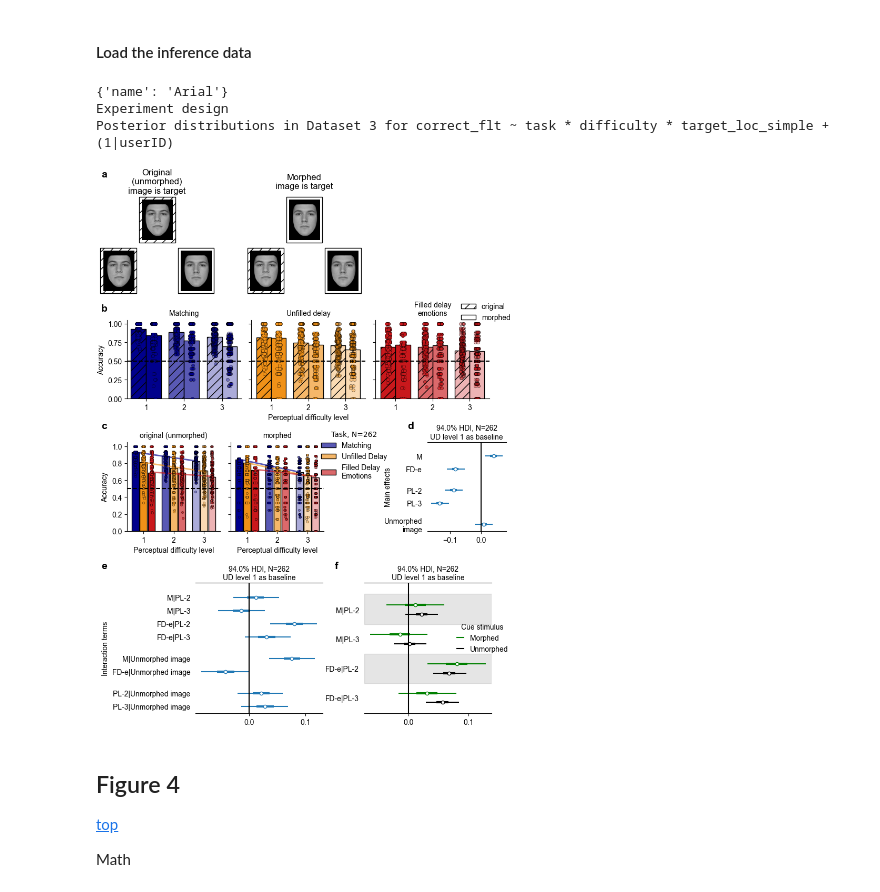
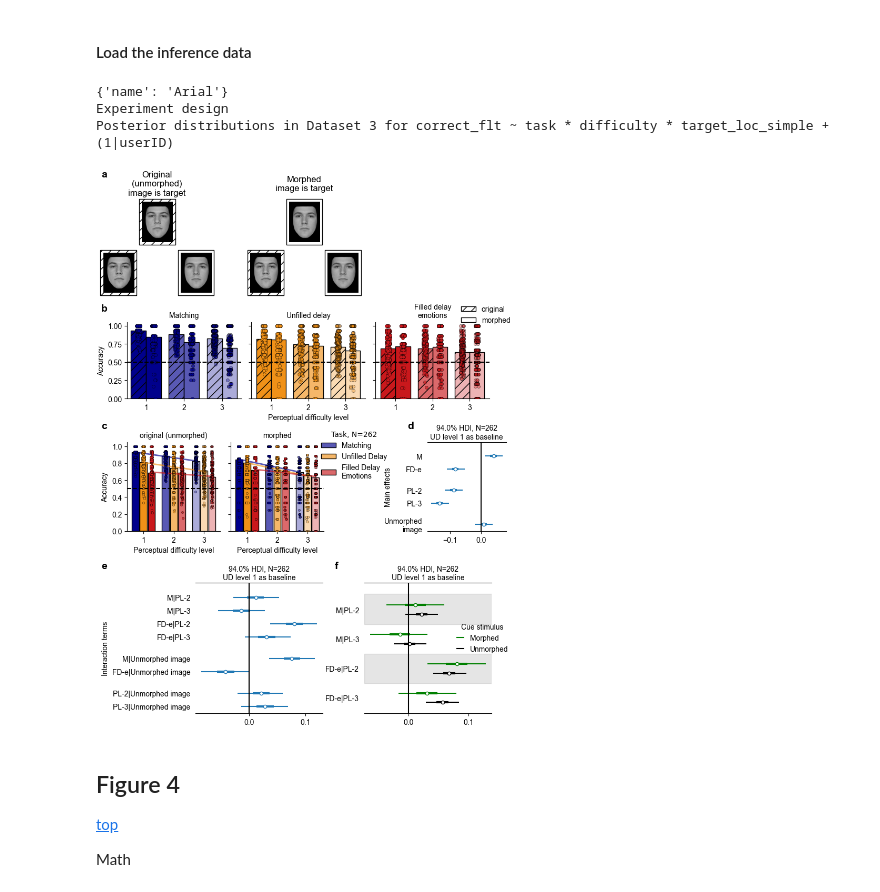
Before and after one commit to jankaWIS/FMP_paper, a Jupyter notebook: Figures/Figures_FMP_paper_2024.ipynb, the cells around one changed output. Cells and saved outputs as stored; diff of their text form; code cells hidden in the pictures.

```diff
--- a/Figures/Figures_FMP_paper_2024.ipynb
+++ b/Figures/Figures_FMP_paper_2024.ipynb
@@ -617,7 +617,7 @@ colour_unmorphed = 'k'#'lawngreen'#'darkgreen'#'mediumpurple'
 colour_morphed = 'k'#'fuchsia'#'darkkhaki'#'y'
 
 left_offset = 0.3
-top_offset = 2.
+top_offset = 2.1
 h_gap_between_squares = 0.5#0.3
 v_gap_between_triangles = 2.4+3*img_width
 v_gap_between_faces = .3#0
@@ -789,34 +789,34 @@ az.plot_forest(
 
 
 # add the 0 line
 c.ax("interactions_cue_stim").axvline(0, c='k')
 # update y ticks
 c.ax("interactions_cue_stim").set_yticklabels([
     '|'.join(dic_task2abbreviations.get(word.strip(), word.strip()) for word in x.get_text().split('[')[1].strip(']').split(','))
     if '[' in x.get_text() else x.get_text()
     for x in c.ax("interactions_cue_stim").get_yticklabels()
 ])
 # add N to the title
 c.ax("interactions_cue_stim").set_title(f'{c.ax("interactions_cue_stim").get_title()}, N={N_cue_stim}\nUD level 1 as baseline')
 
 # manually adjust the legend, there is some weird bug
 legend = c.ax("interactions_cue_stim").get_legend()
 labels = [] if legend is None else [location_rename_dic[str(x._text)] for x in legend.texts]
 handles = [] if legend is None else legend.legendHandles #legend.legend_handles
 c.ax("interactions_cue_stim").legend(handles[::-1], labels[::-1], title='Cue stimulus', loc="upper right", handlelength=1,
                            bbox_to_anchor=(1.18, .74), frameon=False, title_fontproperties={'family': 'Arial', 'size': 10})
 
 
 # c.debug_grid(Vector(0.5,0.5,"cm"))
 
 c.show()
 c.save(os.path.join(path_figures, "Fig3", 'Figure_3.png'), dpi=300)#, bbox_inches="tight")
 c.save(os.path.join(path_figures, "Fig3", 'Figure_3.pdf'), dpi=300)#, bbox_inches="tight")
 # %% [output]
 {'name': 'Arial'}
 Experiment design
 Posterior distributions in Dataset 3 for correct_flt ~ task * difficulty * target_loc_simple + (1|userID)
-[figure, old version]
+[figure, new version]
 # %% [markdown]
 ## Figure 4
 [top](#top)
```
Also changed, not shown: parts of 2 cells of this notebook, 2 other files.
